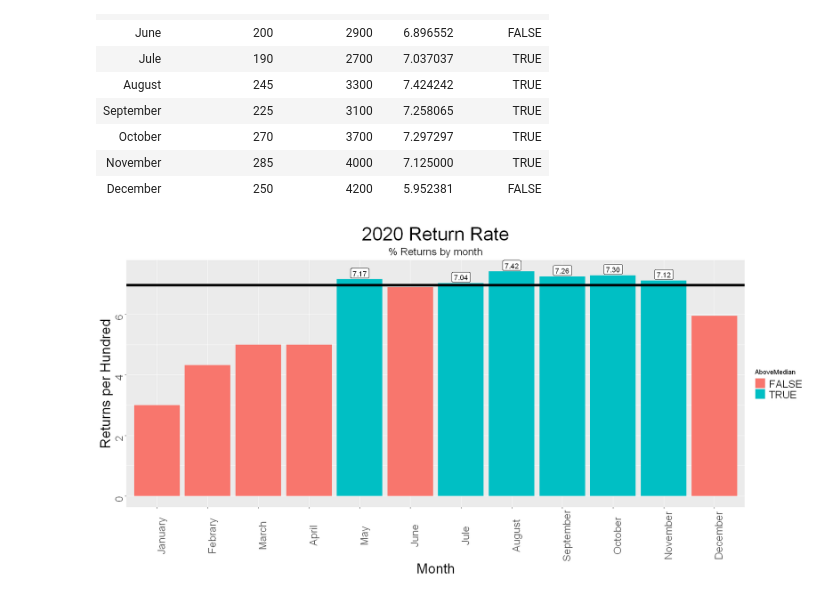
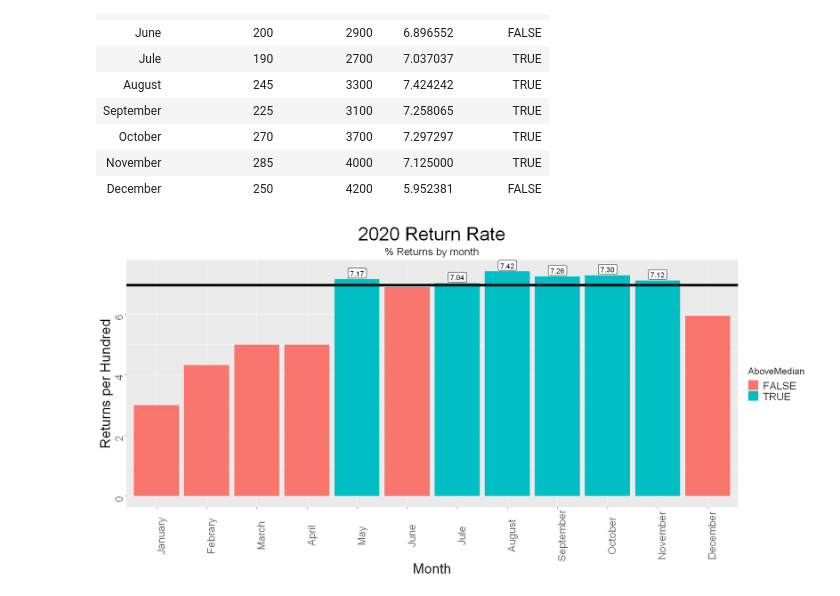
Before and after one commit to vstram/SixSigmaInR, a Jupyter notebook: chapter 13/ch13p201_r.ipynb, the cells around one changed output. Cells and saved outputs as stored; diff of their text form; code cells hidden in the pictures.

```diff
--- a/chapter 13/ch13p201_r.ipynb
+++ b/chapter 13/ch13p201_r.ipynb
@@ -133,32 +132,33 @@ A data.frame: 12 × 5
 data$Month = factor(data$Month, level = data$Month, labels = data$Month)
 ggplot(
     data,
     aes(
         x=Month,
         y=ReturnsRate,
         group=1
     )
 ) +
 labs( # configura: título, subtítulo e os titulos dos eixos
     title="2020 Return Rate",
     subtitle = "% Returns by month",
     x="Month",
     y = "Returns per Hundred"
 ) +
 geom_bar(stat="identity", aes(fill=AboveMedian)) +
 geom_label(
     data=data %>% filter(AboveMedian == TRUE), # destaca apenas as barras com ReturnRate > med
     aes(label=sprintf("%0.2f", round(ReturnsRate, digits = 2))), # define label para 2 dígitos
     vjust=-0.1, # ajusta a posição vertical do label
     size=4.0, # define o tamanho do label
 ) +
 geom_hline(yintercept = med, size=2) + # define a linha horizontal que é a mediana de ReturnsRate
 theme(
     plot.title = element_text(size=30, hjust = 0.5), # define tamanho e alinhamento do título
     plot.subtitle = element_text(size=17, hjust = 0.5), # define tamanho e alinhamento do subtítulo
     axis.text = element_text(size=17, angle = 90), # define tamanho e orientação texto do eixo
     axis.title = element_text(size=22),
-    legend.text = element_text(size=17) # define tamanho da fonte da legenda
+    legend.text = element_text(size=17), # define tamanho da legenda
+    legend.title = element_text(size=15), # define tamanho do titulo da legenda
 )
 # %% [output]
-[figure, old version]
+[figure, new version]
```
Also changed, not shown: parts of 8 cells of this notebook.
